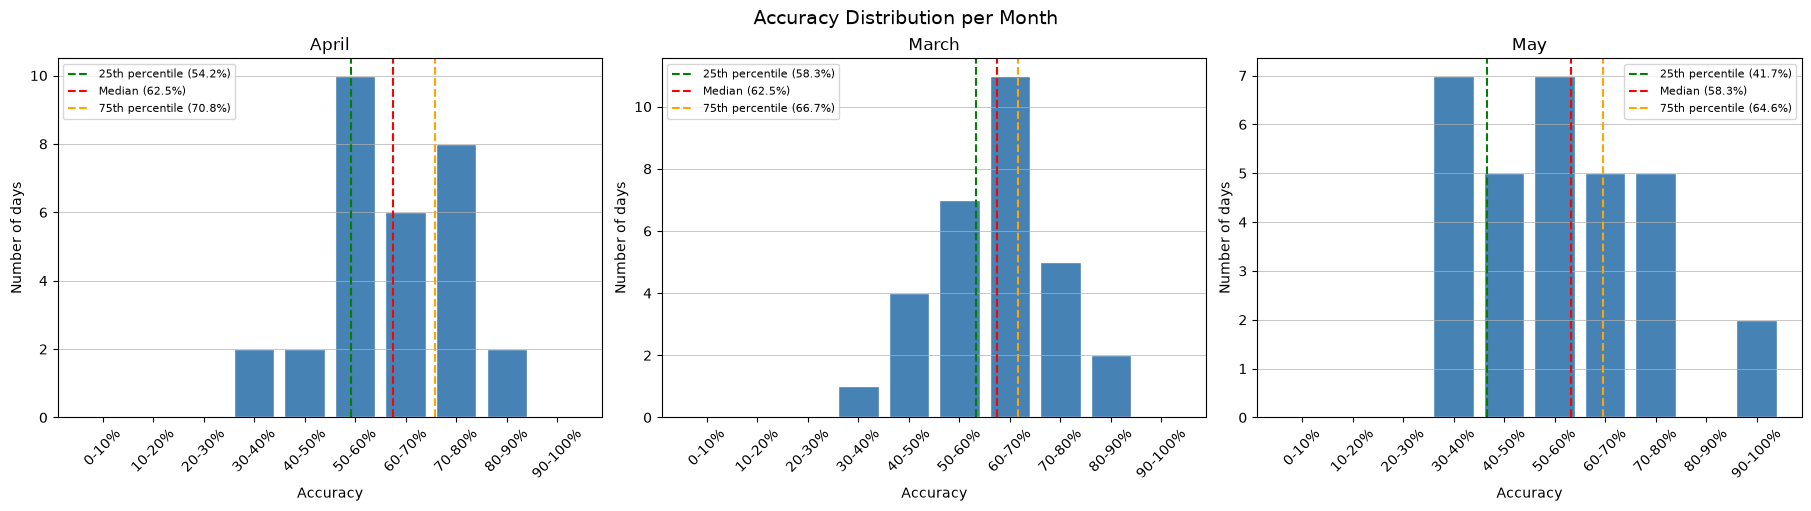
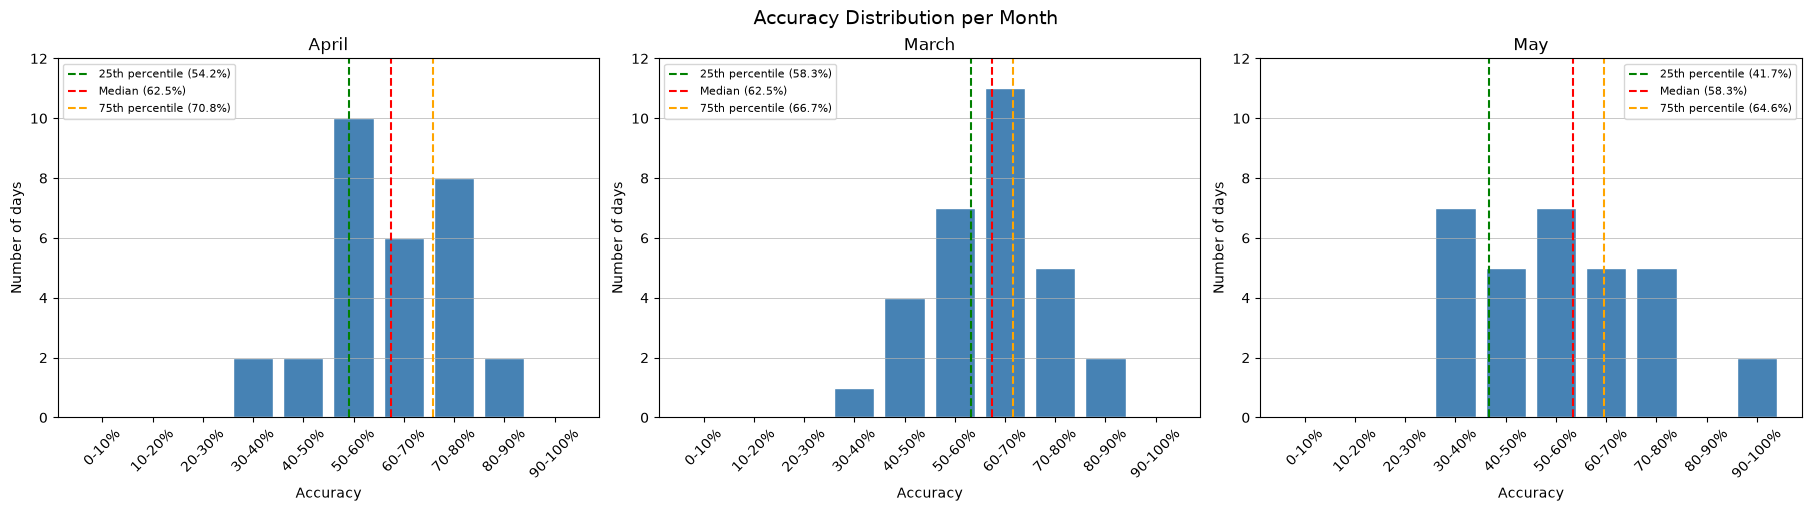
Code edit (unified diff) that turned the first committed figure into the second:
--- before
+++ after
@@ -37,5 +37,5 @@
     ax.grid(True, axis="y", linewidth=0.5)
     ax.legend(fontsize=8)
-
+    ax.set_ylim(0,12)
 plt.suptitle("Accuracy Distribution per Month", fontsize=14)
 plt.show()

Commit: Small details in the Monthly distrivution plot were added